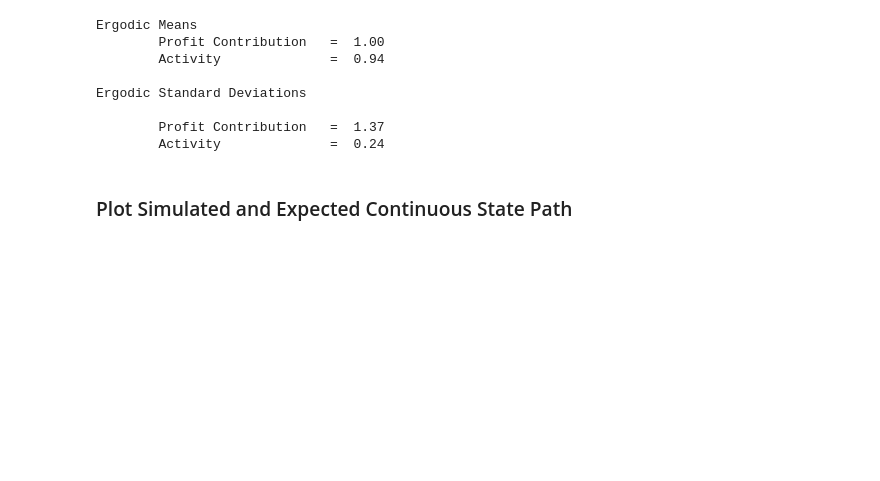
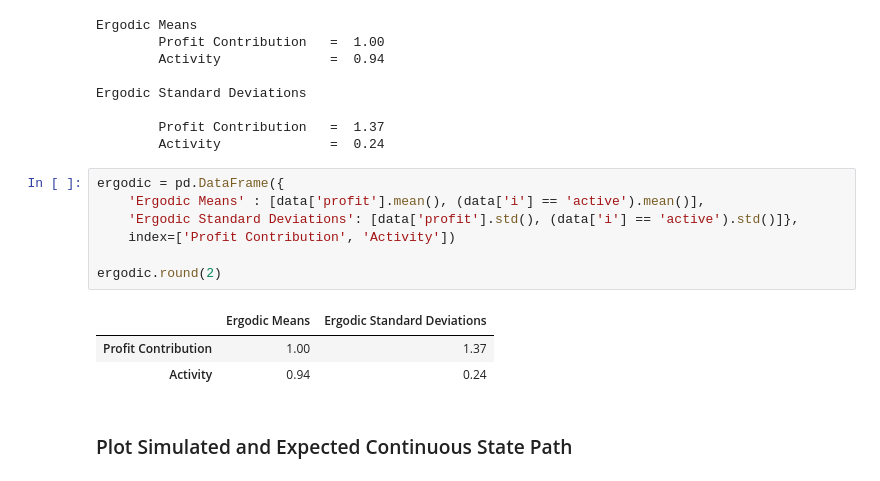
Before and after one commit to randall-romero/CompEcon, a Jupyter notebook: notebooks/dp/03 Industry Entry-Exit Model.ipynb, the cells around one changed output. Cells and saved outputs as stored; diff of their text form; blank space fills up the shorter version.

```diff
--- a/notebooks/dp/03 Industry Entry-Exit Model.ipynb
+++ b/notebooks/dp/03 Industry Entry-Exit Model.ipynb
@@ -205,6 +206,17 @@ Ergodic Standard Deviations
 
         Profit Contribution   =  1.37
         Activity              =  0.24
+# %%
+ergodic = pd.DataFrame({
+    'Ergodic Means' : [data['profit'].mean(), (data['i'] == 'active').mean()],
+    'Ergodic Standard Deviations': [data['profit'].std(), (data['i'] == 'active').std()]},
+    index=['Profit Contribution', 'Activity'])
+
+ergodic.round(2)
+# %% [output]
+|  | Ergodic Means | Ergodic Standard Deviations |
+| Profit Contribution | 1.00 | 1.37 |
+| Activity | 0.94 | 0.24 |
 # %% [markdown]
 ### Plot Simulated and Expected Continuous State Path
 # %%
```
Also changed, not shown: parts of 6 cells of this notebook, 7 other files.
